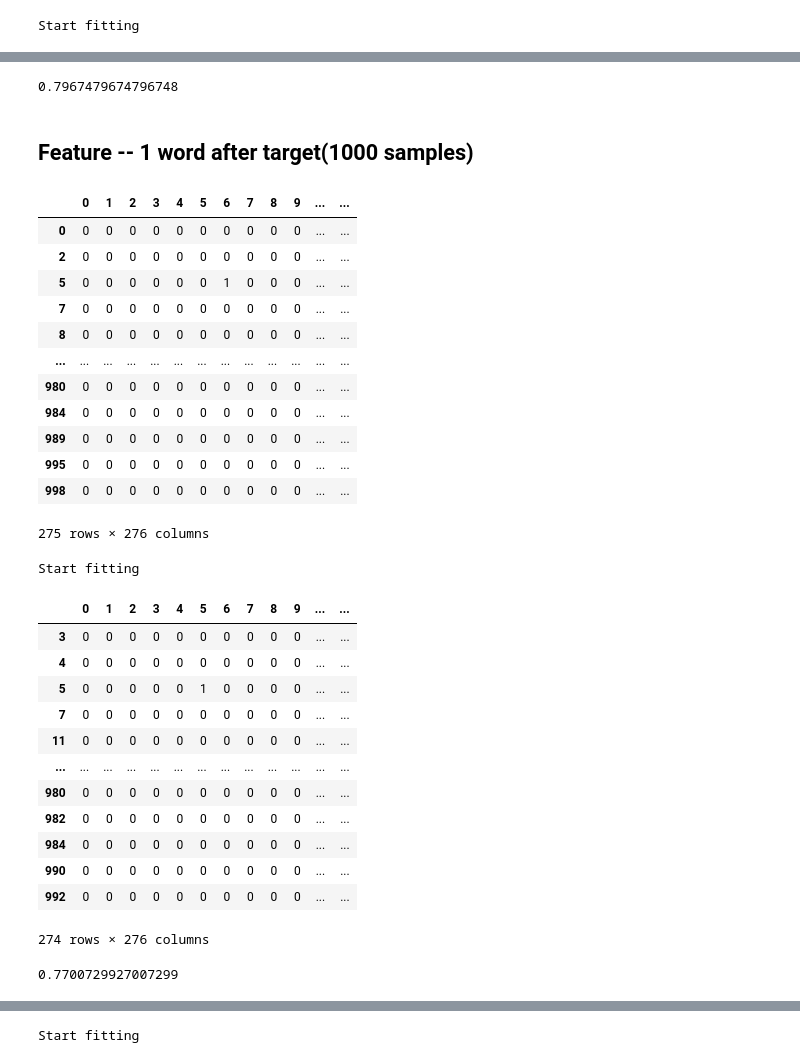
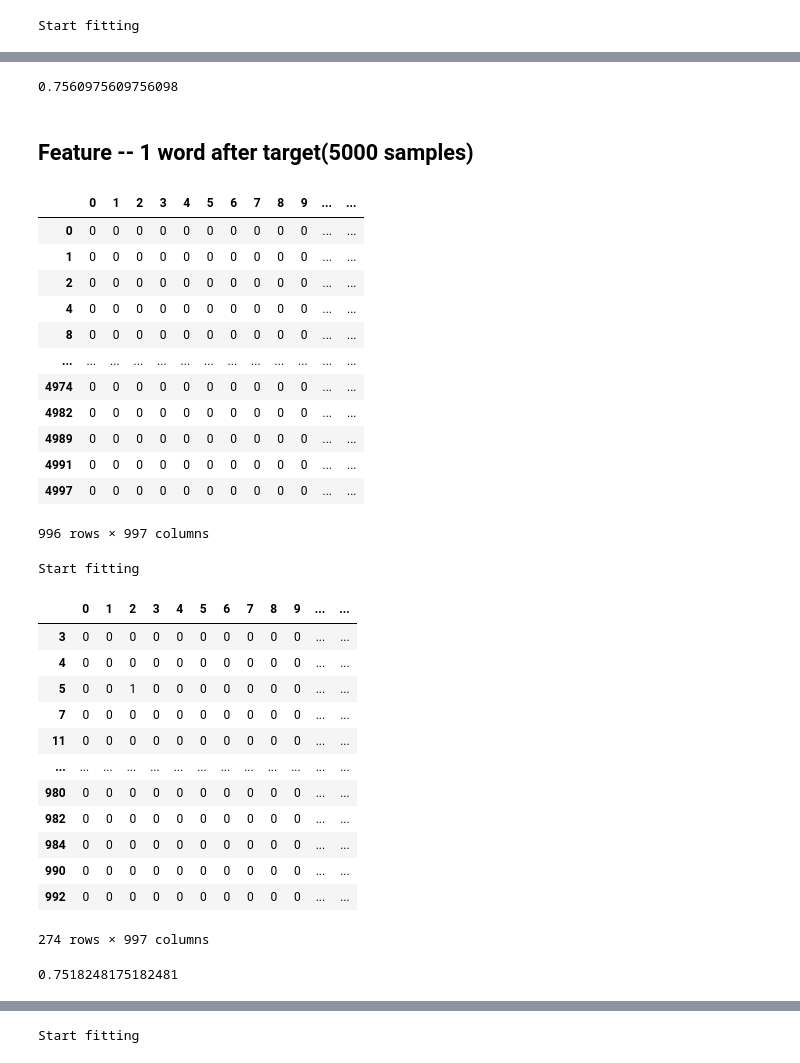
Before and after one commit to happykygo/NLP-DT-WordPredict, a Jupyter notebook: 1previousWord.ipynb, the cells around one changed output, grey strips where cells are left out. Cells and saved outputs as stored; diff of their text form; code cells hidden in the pictures.

```diff
--- a/1previousWord.ipynb
+++ b/1previousWord.ipynb
@@ -51,29 +49,27 @@ X_dev
 # %%
-y_dev_pred = model2.predict(X_dev)
+y_dev_pred = model1.predict(X_dev)
+acc = accuracy_score(y_dev, y_dev_pred)
+acc
+# %% [output]
+0.7560975609756098
-# %%
-y_dev_pred = model2.predict(X_dev)
-acc = accuracy_score(y_dev, y_dev_pred)
-acc
-# %% [output]
-0.7967479674796748
 # %% [markdown]
-## Feature -- 1 word after target(1000 samples)
+## Feature -- 1 word after target(5000 samples)
 # %%
-X, y, vocabs_oh = ut.create_dataset("hw1_dataset/hw1.train_mini.col", 1, 'after')
+X, y, vocabs_oh = ut.create_dataset("hw1_dataset/hw1.train_mid_rnd.col", 1, 'after')
 X
 # %% [output]
 |  | 0 | 1 | 2 | 3 | 4 | 5 | 6 | 7 | 8 | 9 | ... | ... |
 | 0 | 0 | 0 | 0 | 0 | 0 | 0 | 0 | 0 | 0 | 0 | ... | ... |
+| 1 | 0 | 0 | 0 | 0 | 0 | 0 | 0 | 0 | 0 | 0 | ... | ... |
 | 2 | 0 | 0 | 0 | 0 | 0 | 0 | 0 | 0 | 0 | 0 | ... | ... |
-| 5 | 0 | 0 | 0 | 0 | 0 | 0 | 1 | 0 | 0 | 0 | ... | ... |
-| 7 | 0 | 0 | 0 | 0 | 0 | 0 | 0 | 0 | 0 | 0 | ... | ... |
+| 4 | 0 | 0 | 0 | 0 | 0 | 0 | 0 | 0 | 0 | 0 | ... | ... |
 | 8 | 0 | 0 | 0 | 0 | 0 | 0 | 0 | 0 | 0 | 0 | ... | ... |
 | ... | ... | ... | ... | ... | ... | ... | ... | ... | ... | ... | ... | ... |
-| 980 | 0 | 0 | 0 | 0 | 0 | 0 | 0 | 0 | 0 | 0 | ... | ... |
-| 984 | 0 | 0 | 0 | 0 | 0 | 0 | 0 | 0 | 0 | 0 | ... | ... |
-| 989 | 0 | 0 | 0 | 0 | 0 | 0 | 0 | 0 | 0 | 0 | ... | ... |
-| 995 | 0 | 0 | 0 | 0 | 0 | 0 | 0 | 0 | 0 | 0 | ... | ... |
-| 998 | 0 | 0 | 0 | 0 | 0 | 0 | 0 | 0 | 0 | 0 | ... | ... |
+| 4974 | 0 | 0 | 0 | 0 | 0 | 0 | 0 | 0 | 0 | 0 | ... | ... |
+| 4982 | 0 | 0 | 0 | 0 | 0 | 0 | 0 | 0 | 0 | 0 | ... | ... |
+| 4989 | 0 | 0 | 0 | 0 | 0 | 0 | 0 | 0 | 0 | 0 | ... | ... |
+| 4991 | 0 | 0 | 0 | 0 | 0 | 0 | 0 | 0 | 0 | 0 | ... | ... |
+| 4997 | 0 | 0 | 0 | 0 | 0 | 0 | 0 | 0 | 0 | 0 | ... | ... |
-275 rows × 276 columns
+996 rows × 997 columns
 # %%
 model2 = DT()
@@ -87,7 +83,7 @@ X_dev
 |  | 0 | 1 | 2 | 3 | 4 | 5 | 6 | 7 | 8 | 9 | ... | ... |
 | 3 | 0 | 0 | 0 | 0 | 0 | 0 | 0 | 0 | 0 | 0 | ... | ... |
 | 4 | 0 | 0 | 0 | 0 | 0 | 0 | 0 | 0 | 0 | 0 | ... | ... |
-| 5 | 0 | 0 | 0 | 0 | 0 | 1 | 0 | 0 | 0 | 0 | ... | ... |
+| 5 | 0 | 0 | 1 | 0 | 0 | 0 | 0 | 0 | 0 | 0 | ... | ... |
 | 7 | 0 | 0 | 0 | 0 | 0 | 0 | 0 | 0 | 0 | 0 | ... | ... |
 | 11 | 0 | 0 | 0 | 0 | 0 | 0 | 0 | 0 | 0 | 0 | ... | ... |
 | ... | ... | ... | ... | ... | ... | ... | ... | ... | ... | ... | ... | ... |
@@ -96,11 +92,11 @@ X_dev
 | 984 | 0 | 0 | 0 | 0 | 0 | 0 | 0 | 0 | 0 | 0 | ... | ... |
 | 990 | 0 | 0 | 0 | 0 | 0 | 0 | 0 | 0 | 0 | 0 | ... | ... |
 | 992 | 0 | 0 | 0 | 0 | 0 | 0 | 0 | 0 | 0 | 0 | ... | ... |
-274 rows × 276 columns
+274 rows × 997 columns
 # %%
 y_dev_pred = model2.predict(X_dev)
 acc = accuracy_score(y_dev, y_dev_pred)
 acc
 # %% [output]
-0.7700729927007299
+0.7518248175182481
 # %% [markdown]
```
Also changed, not shown: parts of 28 cells of this notebook, 1 other file.
